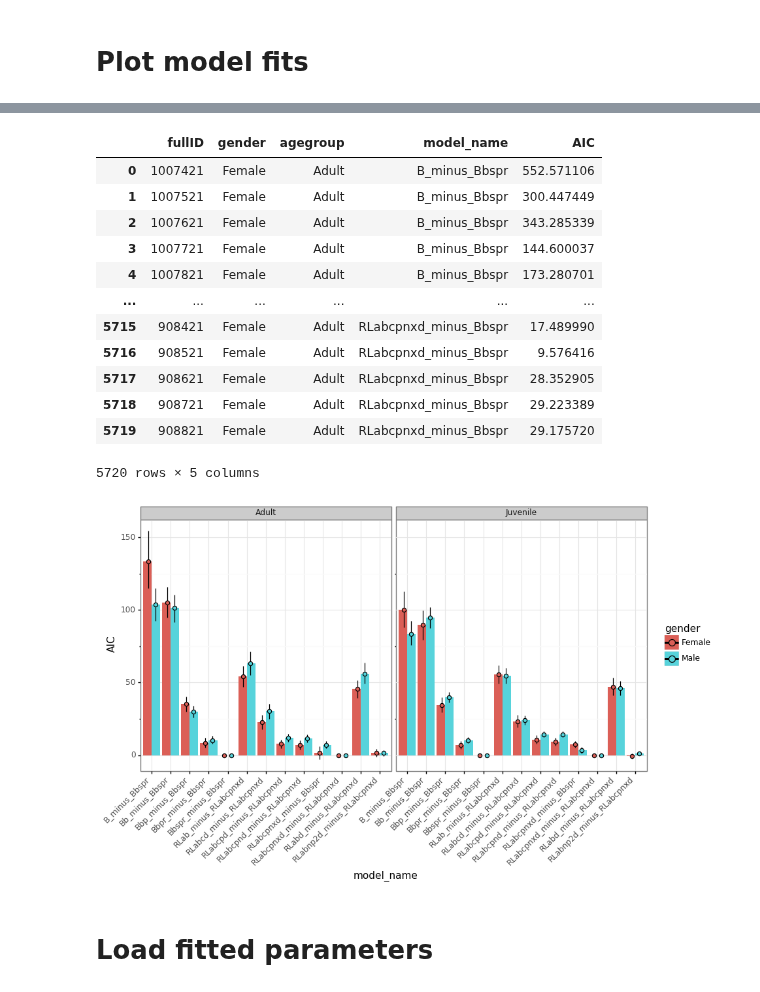
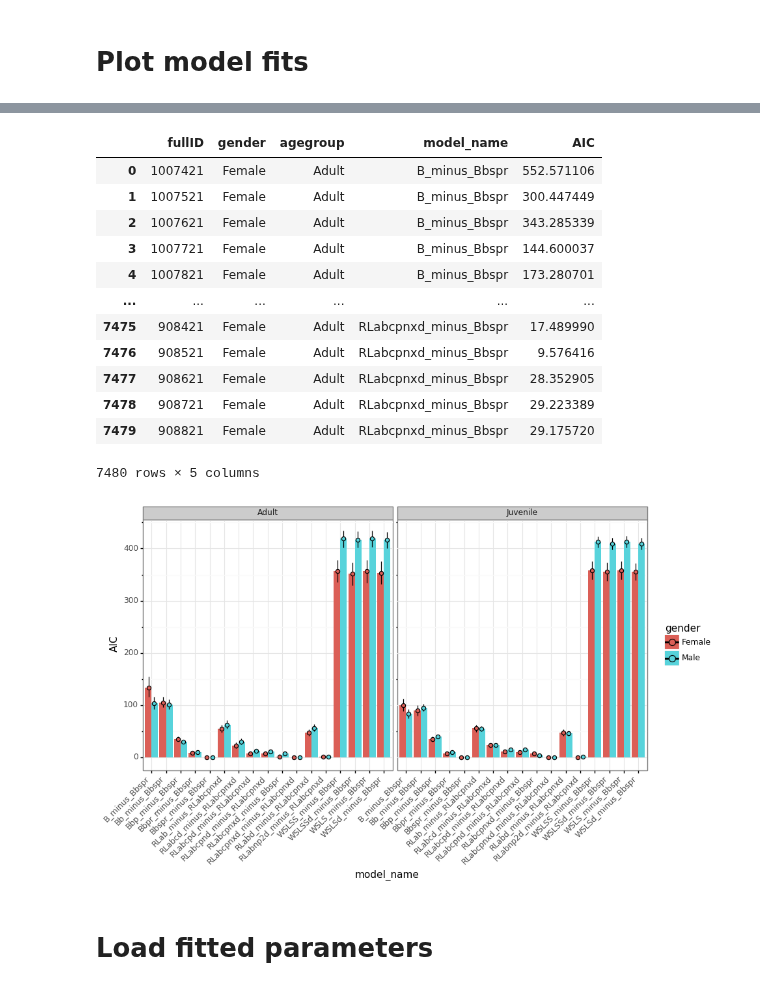
Before and after one commit to MariaEckstein/SLCN, a Jupyter notebook: models/AnalyzeMouseModels.ipynb, the cells around one changed output, grey strips where cells are left out. Drawn from its saved outputs; the diff is of its cells as text; code cells hidden in the pictures.

```diff
--- a/models/AnalyzeMouseModels.ipynb
+++ b/models/AnalyzeMouseModels.ipynb
@@ -119,7 +123,7 @@ AICs = fits_.pivot_table(columns='model_name', index=['fullID', 'gender', 'agegr
 for col in AICs.columns:
     if 'RL' in col:
         ref_col = 'RLabcpnxd'
-    elif 'B' in col:
+    elif ('B' in col) or ('WSLS' in col):
         ref_col = 'Bbspr'
     AICs['{}_minus_{}'.format(col, ref_col)] = AICs[col] - AICs[ref_col]
 ref_col, col = winning_model_names
@@ -139,26 +143,26 @@ AICs_rel
 | 3 | 1007721 | Female | Adult | B_minus_Bbspr | 144.600037 |
 | 4 | 1007821 | Female | Adult | B_minus_Bbspr | 173.280701 |
 | ... | ... | ... | ... | ... | ... |
-| 5715 | 908421 | Female | Adult | RLabcpnxd_minus_Bbspr | 17.489990 |
-| 5716 | 908521 | Female | Adult | RLabcpnxd_minus_Bbspr | 9.576416 |
-| 5717 | 908621 | Female | Adult | RLabcpnxd_minus_Bbspr | 28.352905 |
-| 5718 | 908721 | Female | Adult | RLabcpnxd_minus_Bbspr | 29.223389 |
-| 5719 | 908821 | Female | Adult | RLabcpnxd_minus_Bbspr | 29.175720 |
+| 7475 | 908421 | Female | Adult | RLabcpnxd_minus_Bbspr | 17.489990 |
+| 7476 | 908521 | Female | Adult | RLabcpnxd_minus_Bbspr | 9.576416 |
+| 7477 | 908621 | Female | Adult | RLabcpnxd_minus_Bbspr | 28.352905 |
+| 7478 | 908721 | Female | Adult | RLabcpnxd_minus_Bbspr | 29.223389 |
+| 7479 | 908821 | Female | Adult | RLabcpnxd_minus_Bbspr | 29.175720 |
-5720 rows × 5 columns
+7480 rows × 5 columns
 # %%
 # Plot AIC differences
 gg.options.figure_size = (10, 5)
 g = (gg.ggplot(AICs_rel, gg.aes('model_name', 'AIC', fill='gender'))
  + gg.stat_summary(geom='bar', position=gg.position_dodge)
  + gg.stat_summary(position=gg.position_dodge(width=0.75))
 #  + gg.geom_point()
  + gg.theme(axis_text_x=gg.element_text(rotation=45, hjust=1))
  + gg.facet_grid('~ agegroup')
 )
 g.draw()
-g.save(os.path.join(plot_save_dir, 'RelativeAICs.png'))
+g.save(os.path.join(plot_save_dir, 'RelativeAICs2.png'))
 # %% [output]
-[figure, old version]
+[figure, new version]
 # %% [markdown]
 # Load fitted parameters
 # %%
```
Also changed, not shown: parts of 5 cells of this notebook, 4 other files.
